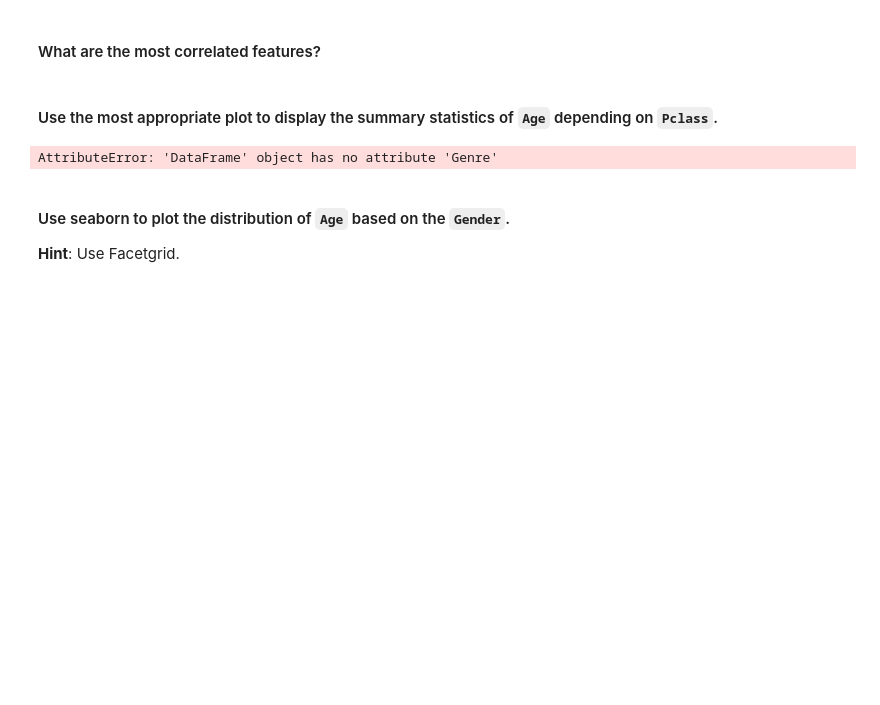
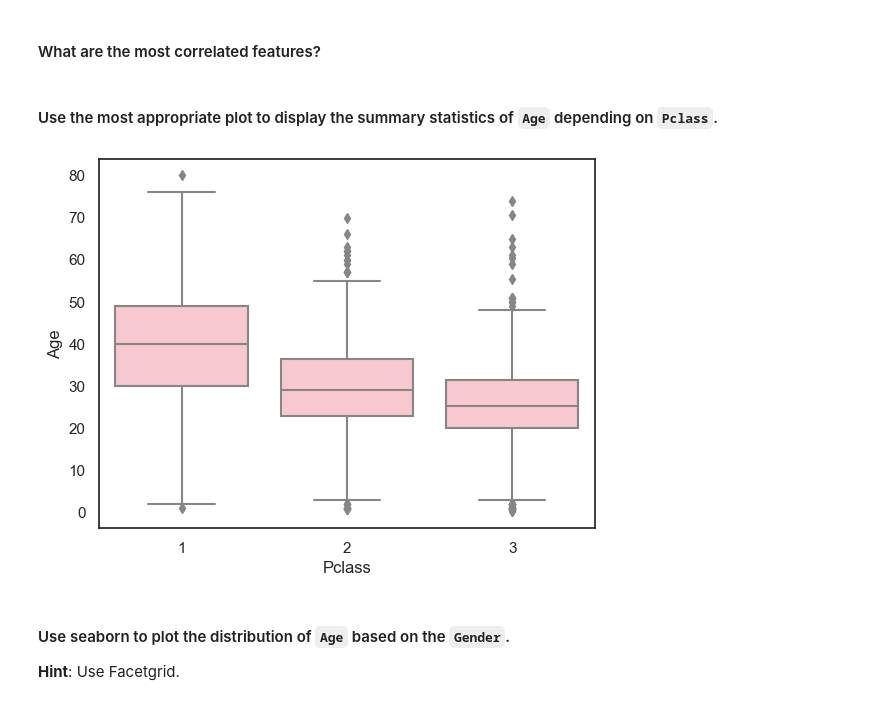
Before and after one commit to Ironhack-Data-Madrid-Abril-2023/5.2-lab_matplotlib_seaborn, a Jupyter notebook: your-code/main.ipynb, the cells around one changed output. Cells and saved outputs as stored; diff of their text form; code cells hidden in the pictures; blank space fills up the shorter version.

```diff
--- a/your-code/main.ipynb
+++ b/your-code/main.ipynb
@@ -383,20 +383,12 @@ your comments here
 """
 # %% [markdown]
 #### Use the most appropriate plot to display the summary statistics of `Age` depending on `Pclass`.
-# %%
-# your code here
-
-sns.histplot(x=titanic,
-
-             hue=titanic.Genre,
-
-             bins=40,
-             element='step',  # contorno de las barras
-             multiple='fill'   # normaliza, entre 0 y 1
-
-            );
-# %% [output]
-AttributeError: 'DataFrame' object has no attribute 'Genre'
+# %%
+# your code here
+
+sns.boxplot(x=titanic.Pclass, y=titanic.Age, color='pink');
+# %% [output]
+[figure, added]
 # %% [markdown]
 #### Use seaborn to plot the distribution of `Age` based on the `Gender`.
 **Hint**: Use Facetgrid.
```
Also changed, not shown: parts of 2 cells of this notebook.
